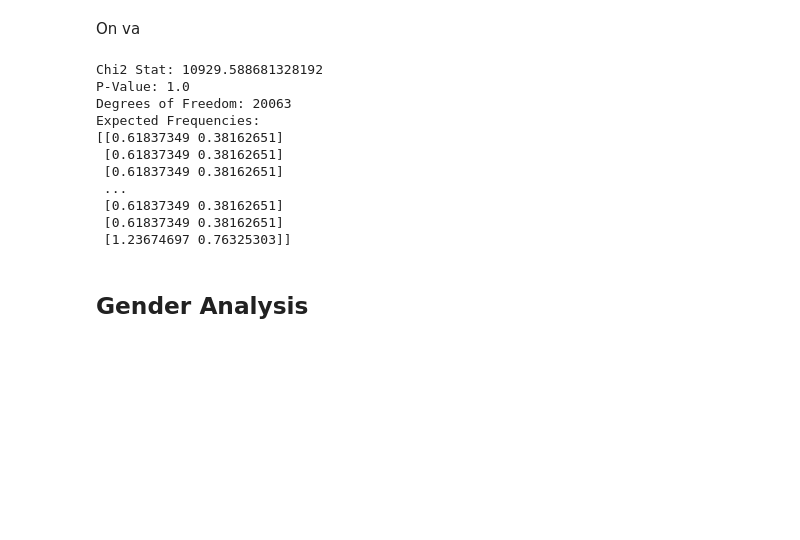
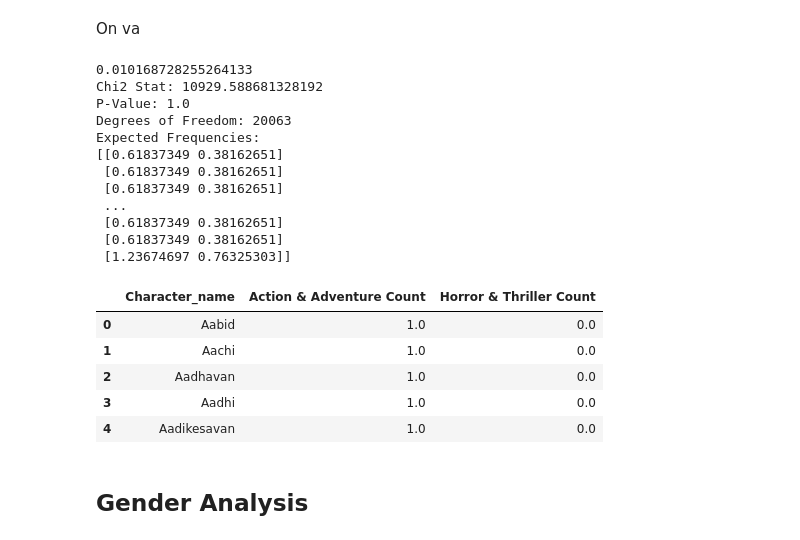
Before and after one commit to epfl-ada/ada-2024-project-adadasurmonbidet2024, a Jupyter notebook: results.ipynb, the cells around one changed output. Saved outputs shown, nothing was run; the diff lists cells and outputs as text; code cells hidden in the pictures; blank space fills up the shorter version.

```diff
--- a/results.ipynb
+++ b/results.ipynb
@@ -106,6 +117,20 @@ horror_thriller_merged_df = horror_thriller_df.groupby('Character_name').size().
 
 action_adventure_df = df_char_cleaned[df_char_cleaned['Genre_Category'].apply(lambda genres: 'Action & Adventure' in genres)]
 action_adventure_merged_df = action_adventure_df.groupby('Character_name').size().reset_index(name='Action & Adventure Count')
+
+
+
+# reprendre
+cutoff_frequency = result_df['Frequency (%)'].quantile(0.99)
+print(cutoff_frequency)
+result_df = result_df[result_df['Frequency (%)'] <= cutoff_frequency]
+
+# Assuming result_df is a DataFrame containing the filtered names in a column called 'Character_name'
+filtered_names_list = result_df['Character_name'].tolist()
+
+# Filter df_char_cleaned to keep only rows with names in filtered_names_list
+filtered_df_char_98 = df_char_cleaned[df_char_cleaned['Character_name'].isin(filtered_names_list)]
+
 
 
 # Grouper par 'Character_name' et compter le nombre d'occurrences
@@ -114,33 +139,42 @@ merged_df = pd.merge(
     horror_thriller_merged_df,
     on='Character_name',
     how='outer'  # Use outer join to include all names
 )
 
 merged_df = merged_df.fillna(0)
 
 from scipy.stats import chi2_contingency
 
 contingency_table = merged_df.drop(columns=['Character_name']).values
 
 chi2, p, dof, expected = chi2_contingency(contingency_table)
 
 print(f"Chi2 Stat: {chi2}")
 print(f"P-Value: {p}")
 print(f"Degrees of Freedom: {dof}")
 print("Expected Frequencies:")
 print(expected)
+
+merged_df.head()
 # %% [output]
+0.010168728255264133
 Chi2 Stat: 10929.588681328192
 P-Value: 1.0
 Degrees of Freedom: 20063
 Expected Frequencies:
 [[0.61837349 0.38162651]
  [0.61837349 0.38162651]
  [0.61837349 0.38162651]
  ...
  [0.61837349 0.38162651]
  [0.61837349 0.38162651]
  [1.23674697 0.76325303]]
+|  | Character_name | Action & Adventure Count | Horror & Thriller Count |
+| 0 | Aabid | 1.0 | 0.0 |
+| 1 | Aachi | 1.0 | 0.0 |
+| 2 | Aadhavan | 1.0 | 0.0 |
+| 3 | Aadhi | 1.0 | 0.0 |
+| 4 | Aadikesavan | 1.0 | 0.0 |
 # %% [markdown]
 ## Gender Analysis
 # %%
```
Also changed, not shown: parts of 5 cells of this notebook, 2 other files.
